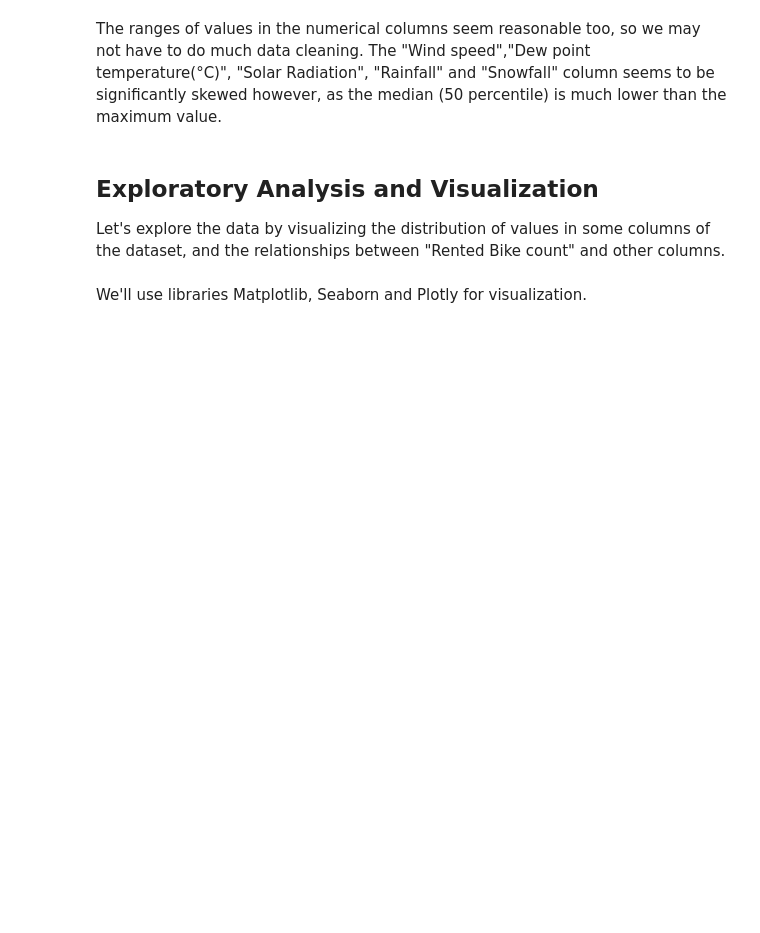
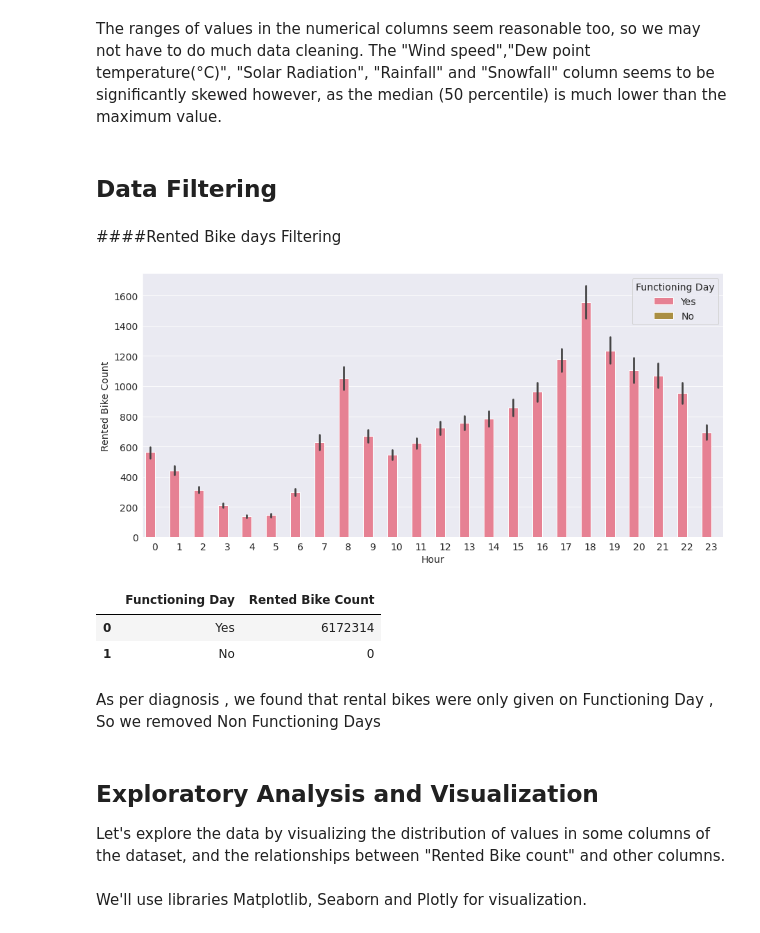
Before and after one commit to Sarthak016/Bike_Sharing_Demand_Predcition_DD, a Jupyter notebook: Bike_Sharing_Demand_Prediction_Capstone_Project.ipynb, the cells around one changed output. Drawn from its saved outputs; the diff is of its cells as text; code cells hidden in the pictures; blank space fills up the shorter version.

```diff
--- a/Bike_Sharing_Demand_Prediction_Capstone_Project.ipynb
+++ b/Bike_Sharing_Demand_Prediction_Capstone_Project.ipynb
@@ -184,6 +184,27 @@ data.describe().T
 | Snowfall (cm) | 8760.0 | 0.075068 | 0.436746 | 0.0 | 0.00 | 0.00 | 0.00 | 8.80 |
 # %% [markdown]
 The ranges of values in the numerical columns seem reasonable too, so we may not have to do much data cleaning. The "Wind speed","Dew point temperature(°C)", "Solar Radiation", "Rainfall" and "Snowfall" column seems to be significantly skewed however, as the median (50 percentile) is much lower than the maximum value.
+# %% [markdown]
+## **Data Filtering**
+# %% [markdown]
+####Rented Bike days Filtering
+# %%
+def barplots(x,y,hue):
+    plt.figure(figsize=(15,7))
+    sns.set_palette("husl")
+    sns.barplot(x=x,y=y,hue=hue,data=data);
+barplots('Hour','Rented Bike Count','Functioning Day')
+# %% [output]
+[figure, added]
+# %%
+# GROUPING BY FUNCTIONING DAY AND CALCULATING THE TOTAL RENTED BIKE COUNT
+data.groupby('Functioning Day').sum()['Rented Bike Count'].sort_values(ascending = False).reset_index()
+# %% [output]
+|  | Functioning Day | Rented Bike Count |
+| 0 | Yes | 6172314 |
+| 1 | No | 0 |
+# %% [markdown]
+As per diagnosis , we found that rental bikes were only given on Functioning Day , So we  removed Non Functioning Days
 # %% [markdown]
 ## Exploratory Analysis and Visualization
 
```
Also changed, not shown: parts of 1 cell of this notebook.
